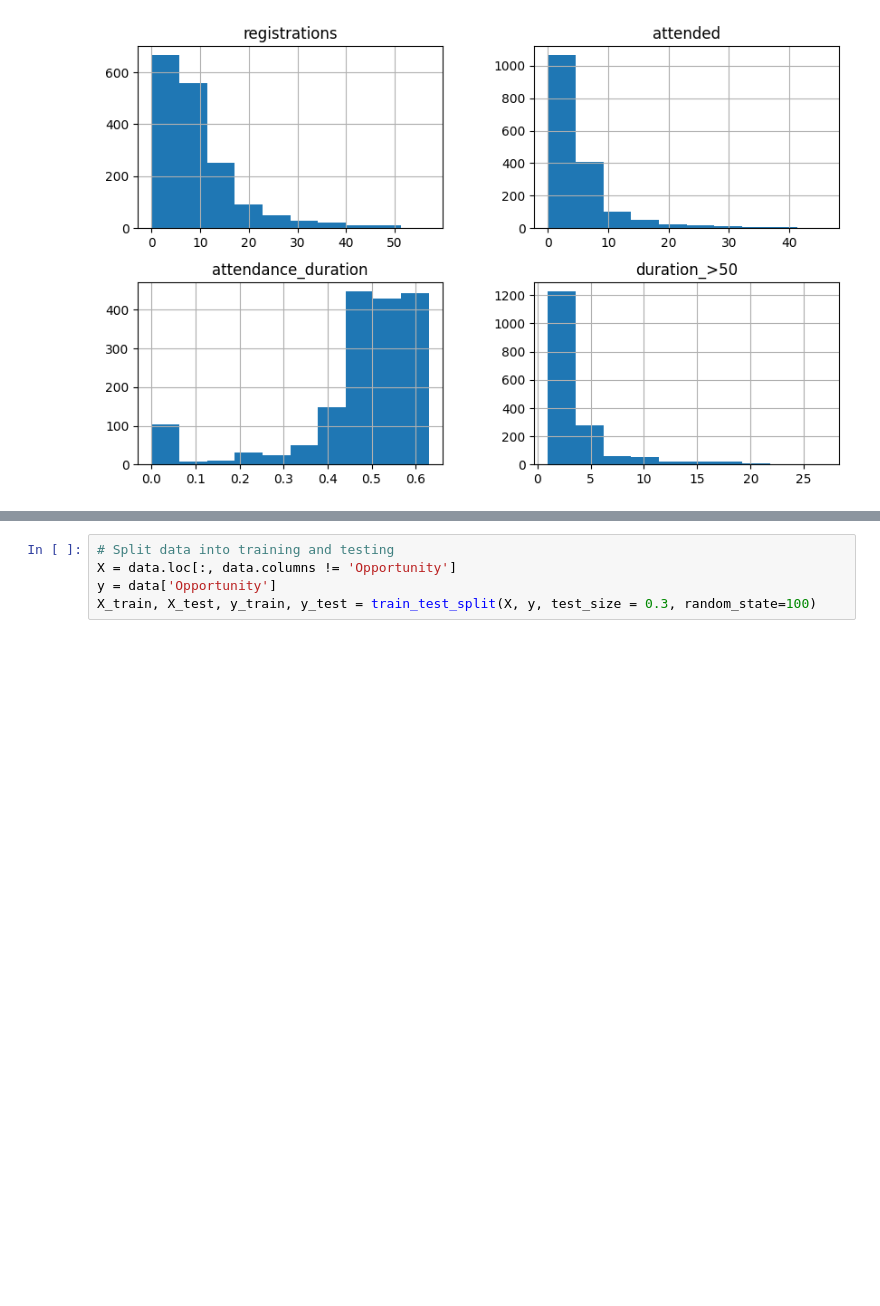
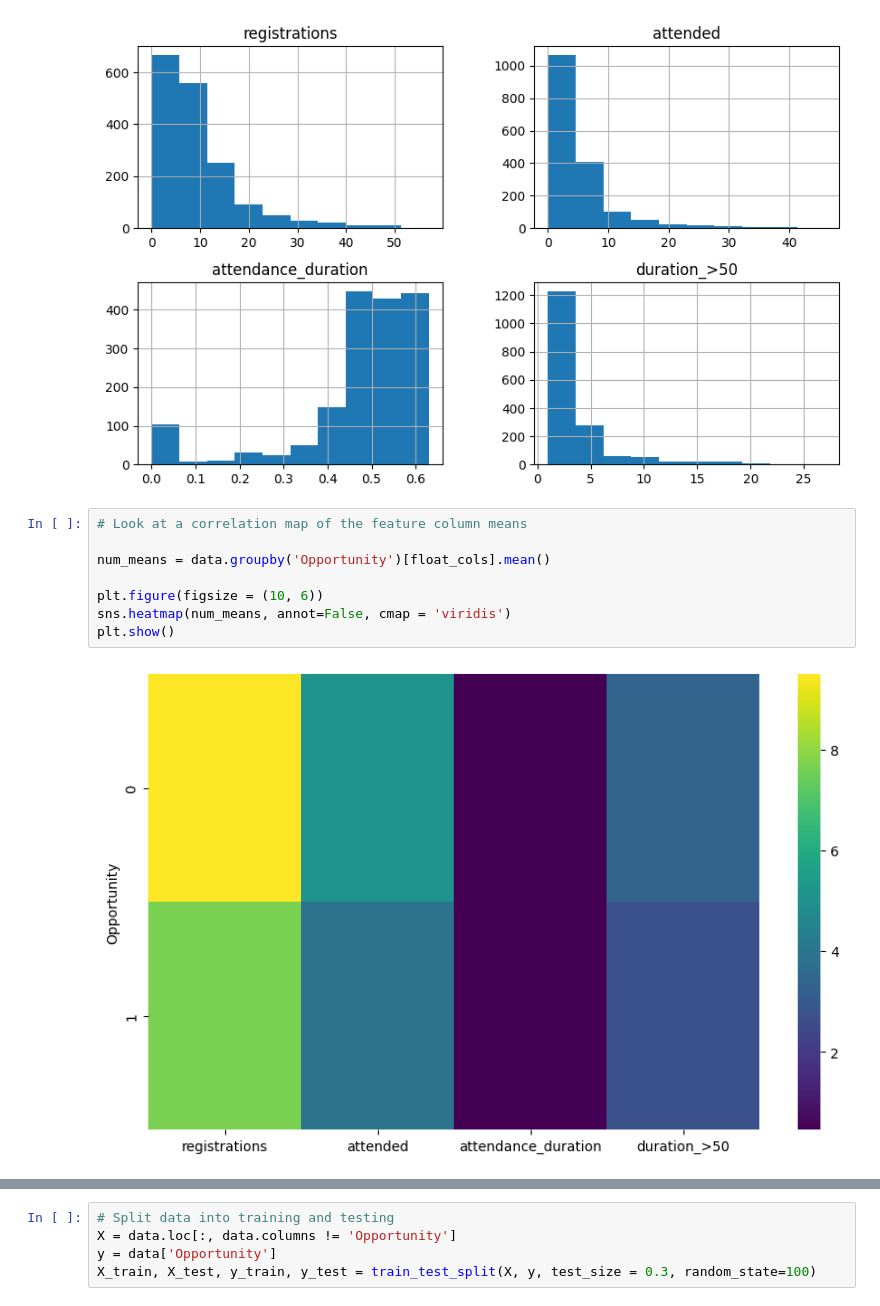
Before and after one commit to pmcelroy4/Webinar-Engagement-Prediction, a Jupyter notebook: market_analysis.ipynb, the cells around one changed output, grey strips where cells are left out. Saved outputs shown, nothing was run; the diff lists cells and outputs as text; blank space fills up the shorter version.

```diff
--- a/market_analysis.ipynb
+++ b/market_analysis.ipynb
@@ -183,3 +171,13 @@ plt.show()
 Histograms of Numerical Features
 ============================================================
 [figure]
+# %%
+# Look at a correlation map of the feature column means
+
+num_means = data.groupby('Opportunity')[float_cols].mean()
+
+plt.figure(figsize = (10, 6))
+sns.heatmap(num_means, annot=False, cmap = 'viridis')
+plt.show()
+# %% [output]
+[figure, added]
```
Also changed, not shown: parts of 4 cells of this notebook.
